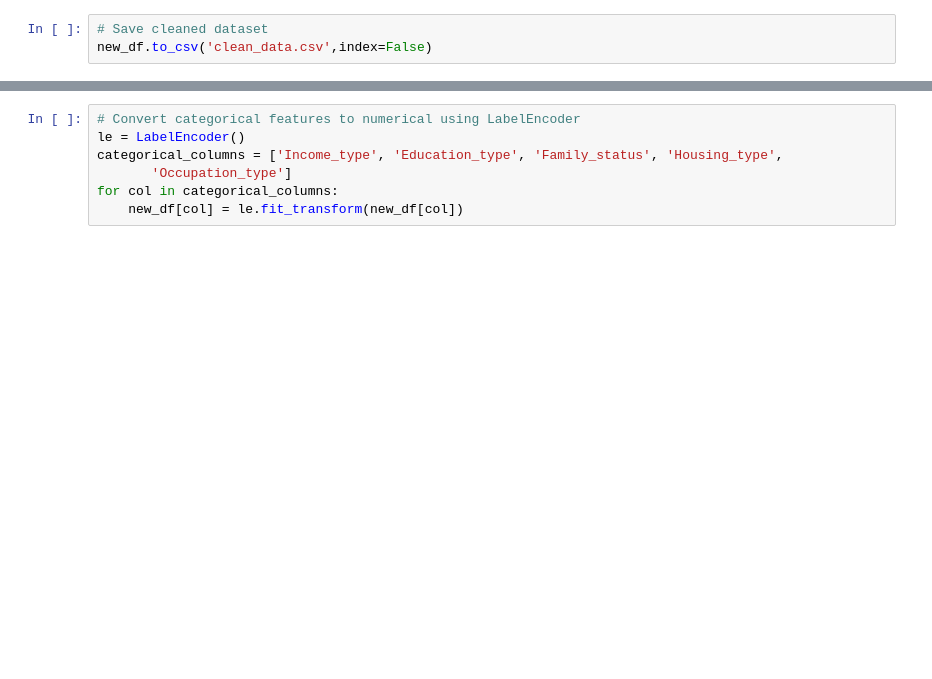
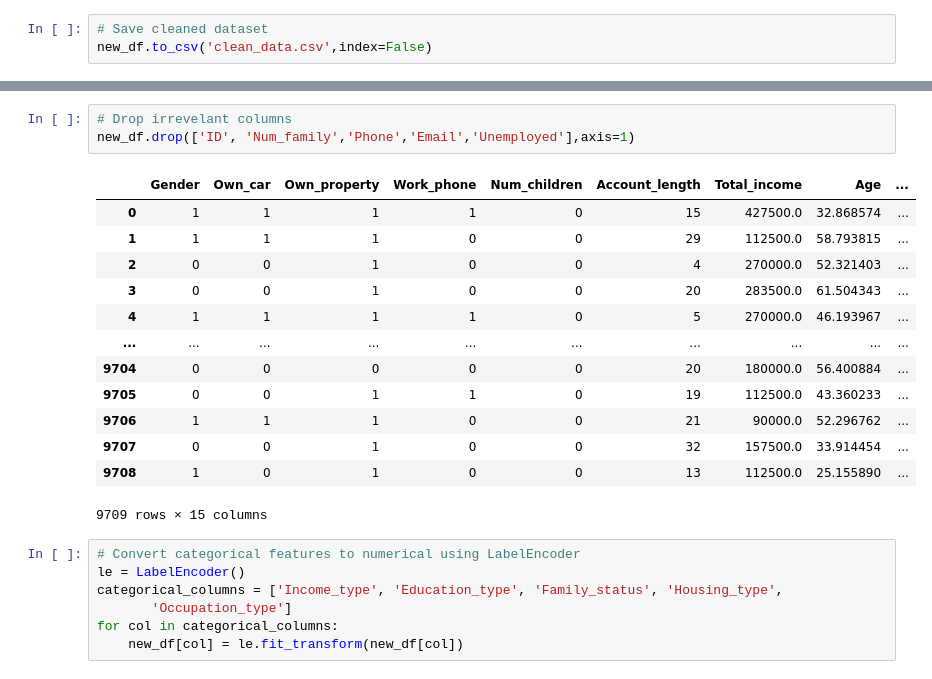
Before and after one commit to saberrg/project4, a Jupyter notebook: SVM_Model.ipynb, the cells around one changed output, grey strips where cells are left out. Cells and saved outputs as stored; diff of their text form; blank space fills up the shorter version.

```diff
--- a/SVM_Model.ipynb
+++ b/SVM_Model.ipynb
@@ -220,3 +314,20 @@ new_df.to_csv('clean_data.csv',index=False)
+# %%
+# Drop irrevelant columns
+new_df.drop(['ID', 'Num_family','Phone','Email','Unemployed'],axis=1)
+# %% [output]
+|  | Gender | Own_car | Own_property | Work_phone | Num_children | Account_length | Total_income | Age | ... |
+| 0 | 1 | 1 | 1 | 1 | 0 | 15 | 427500.0 | 32.868574 | ... |
+| 1 | 1 | 1 | 1 | 0 | 0 | 29 | 112500.0 | 58.793815 | ... |
+| 2 | 0 | 0 | 1 | 0 | 0 | 4 | 270000.0 | 52.321403 | ... |
+| 3 | 0 | 0 | 1 | 0 | 0 | 20 | 283500.0 | 61.504343 | ... |
+| 4 | 1 | 1 | 1 | 1 | 0 | 5 | 270000.0 | 46.193967 | ... |
+| ... | ... | ... | ... | ... | ... | ... | ... | ... | ... |
+| 9704 | 0 | 0 | 0 | 0 | 0 | 20 | 180000.0 | 56.400884 | ... |
+| 9705 | 0 | 0 | 1 | 1 | 0 | 19 | 112500.0 | 43.360233 | ... |
+| 9706 | 1 | 1 | 1 | 0 | 0 | 21 | 90000.0 | 52.296762 | ... |
+| 9707 | 0 | 0 | 1 | 0 | 0 | 32 | 157500.0 | 33.914454 | ... |
+| 9708 | 1 | 0 | 1 | 0 | 0 | 13 | 112500.0 | 25.155890 | ... |
+9709 rows × 15 columns
 # %%
 # Convert categorical features to numerical using LabelEncoder
 le = LabelEncoder()
```
Also changed, not shown: parts of 13 cells of this notebook, 1 other file.
